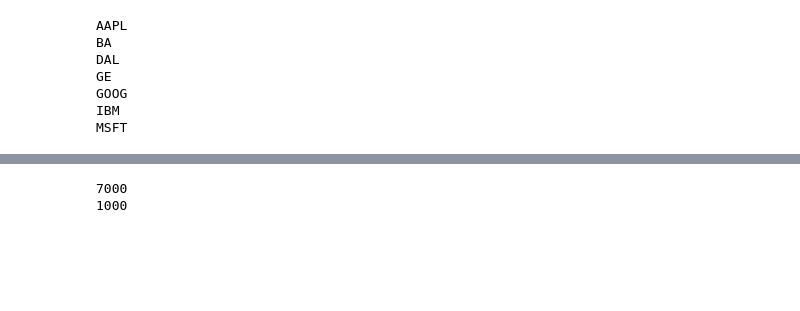
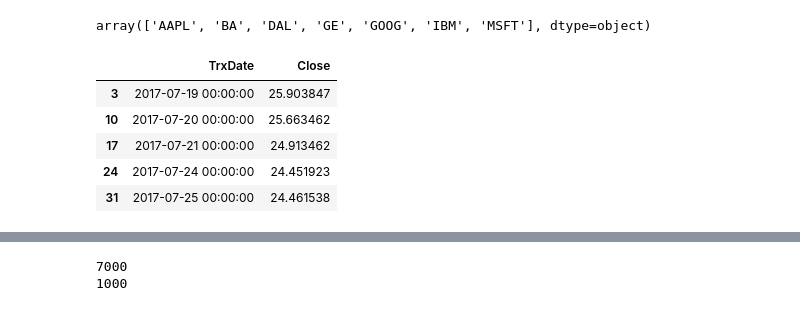
Before and after one commit to steskalja/ML-Stock-Prediction, a Jupyter notebook: Predict.ipynb, the cells around one changed output, grey strips where cells are left out. Drawn from its saved outputs; the diff is of its cells as text; code cells hidden in the pictures; blank space fills up the shorter version.

```diff
--- a/Predict.ipynb
+++ b/Predict.ipynb
@@ -40,14 +57,5 @@ df.head()
 # %%
 #unique tickers from the df
-# df["Ticker"].value_counts().count() #1000
-tickers = df['Ticker'].unique()
-for t in tickers:
-    print(t)
+df['Ticker'].unique()
 # %% [output]
-AAPL
-BA
-DAL
-GE
-GOOG
-IBM
-MSFT
+array(['AAPL', 'BA', 'DAL', 'GE', 'GOOG', 'IBM', 'MSFT'], dtype=object)
@@ -63,2 +62,15 @@ MSFT
+# %%
+#GE is the tf training df
+tf = df.loc[df["Ticker"] == 'GE']
+tf.head()
+tf = tf.drop(columns=[ 'Ticker', 'Open', 'High', 'Low', 'AdjClose', 'Volume'])
+tf.head()
+# %% [output]
+|  | TrxDate | Close |
+| 3 | 2017-07-19 00:00:00 | 25.903847 |
+| 10 | 2017-07-20 00:00:00 | 25.663462 |
+| 17 | 2017-07-21 00:00:00 | 24.913462 |
+| 24 | 2017-07-24 00:00:00 | 24.451923 |
+| 31 | 2017-07-25 00:00:00 | 24.461538 |
 # %%
 # drop columns we wont be using
```
Also changed, not shown: parts of 12 cells of this notebook.
